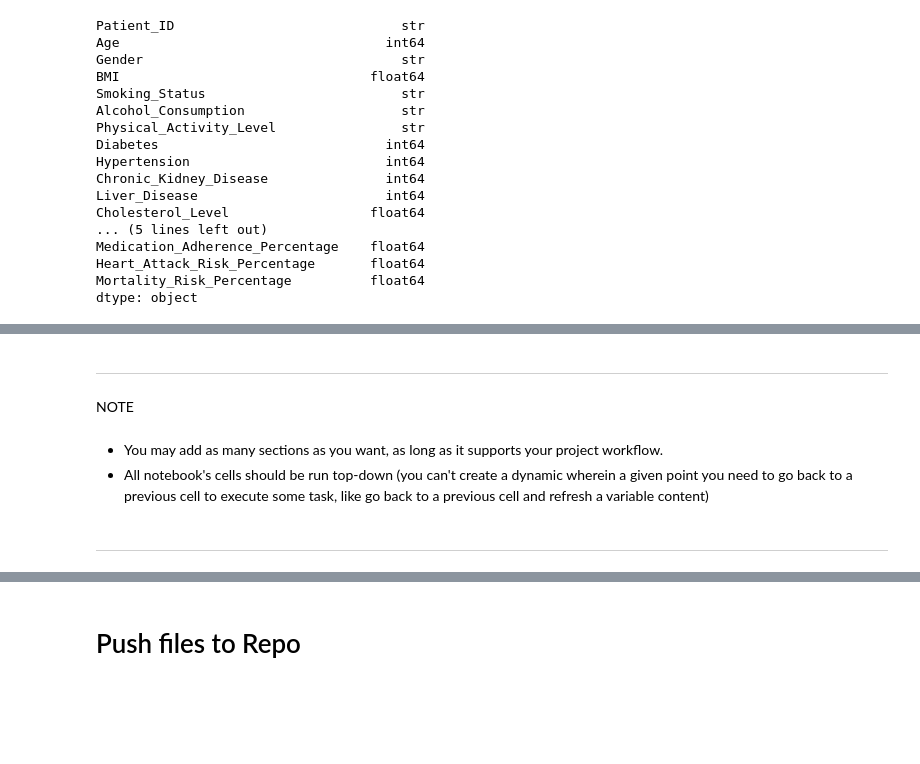
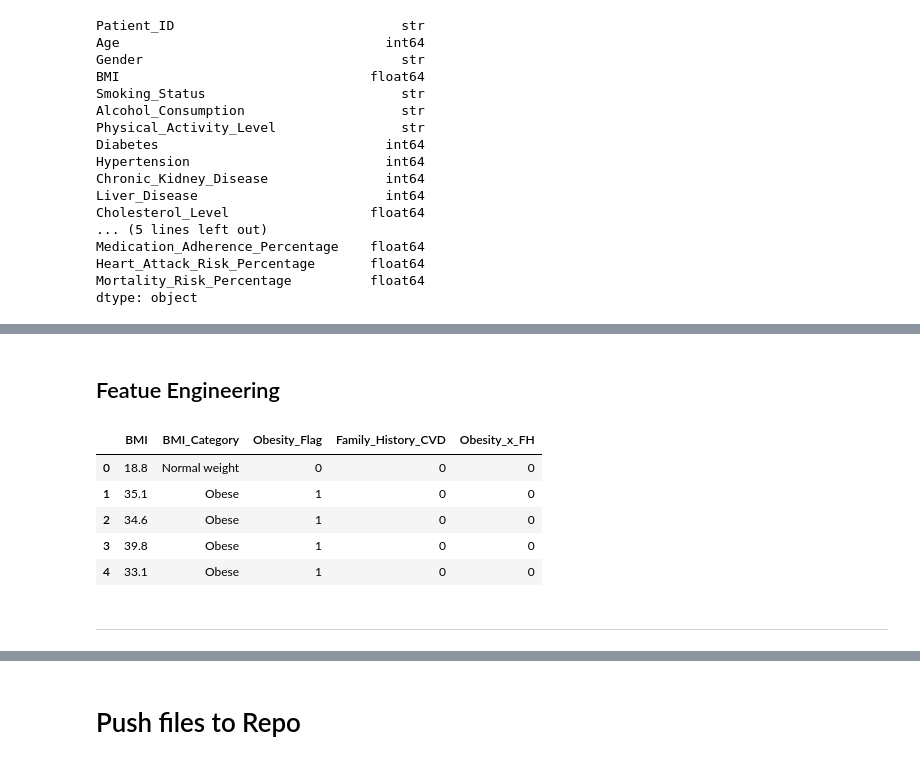
Before and after one commit to ghargelg-code26/CoRiskAnalyzer, a Jupyter notebook: jupyter_notebooks/Co_Risk_analyzer.ipynb, the cells around one changed output, grey strips where cells are left out. Cells and saved outputs as stored; diff of their text form; code cells hidden in the pictures; blank space fills up the shorter version.

Commit message:
pushing the code developed transforming and feature engineering along with directory path setting code change

```diff
--- a/jupyter_notebooks/Co_Risk_analyzer.ipynb
+++ b/jupyter_notebooks/Co_Risk_analyzer.ipynb
@@ -204,9 +323,31 @@ dtype: object
+# %% [markdown]
+## Featue Engineering
+# %%
+# Feature engineering BMI categories and obesity flag
+# creating BMI categories column based on WHO classification representing the BMI ranges for underweight, normal weight, overweight and obese. We will create a new column called 'BMI_Category' that will contain the BMI category for each patient based on their BMI value. We will also create a new column called 'Obesity_Flag' that will contain a binary value indicating whether the patient is obese or not based on their BMI value.
+def bmi_category(bmi):
+    if bmi < 18.5:
+        return 'Underweight'
+    elif 18.5 <= bmi < 25:
+        return 'Normal weight'
+    elif 25 <= bmi < 30:
+        return 'Overweight'
+    else:
+        return 'Obese'
+df['BMI_Category'] = df['BMI'].apply(bmi_category)
+df['Obesity_Flag'] = (df['BMI_Category'] == 'Obese').astype(int)
+# creating a new column Obese_x_FH with intraction of Obesity_Flag and Family_History_CVD to identify patients who are obese and have a family history of disease. We will create a new column called 'Obese_x_FH' that will contain a binary value indicating whether the patient is obese and has a family history of disease or not.
+df['Obesity_x_FH'] = df['Obesity_Flag'] * df['Family_History_CVD']
+
+#Simple encoding for smoking (current vs Other) with introducing 'Smoking_current' with binary values for current smokers and non-current smokers. We will create a new column called 'Smoking_current' that will contain a binary value indicating whether the patient is a current smoker or not based on their smoking status.
+df['Smoking_current'] = (df['Smoking_Status'].str.lower() == 'current').astype(int)
+df[['BMI','BMI_Category','Obesity_Flag','Family_History_CVD','Obesity_x_FH']].head()
+# %% [output]
+|  | BMI | BMI_Category | Obesity_Flag | Family_History_CVD | Obesity_x_FH |
+| 0 | 18.8 | Normal weight | 0 | 0 | 0 |
+| 1 | 35.1 | Obese | 1 | 0 | 0 |
+| 2 | 34.6 | Obese | 1 | 0 | 0 |
+| 3 | 39.8 | Obese | 1 | 0 | 0 |
+| 4 | 33.1 | Obese | 1 | 0 | 0 |
 # %% [markdown]
 ---
-# %% [markdown]
-NOTE
-# %% [markdown]
-* You may add as many sections as you want, as long as it supports your project workflow.
-* All notebook's cells should be run top-down (you can't create a dynamic wherein a given point you need to go back to a previous cell to execute some task, like go back to a previous cell and refresh a variable content)
-# %% [markdown]
----
```
Also changed, not shown: parts of 22 cells of this notebook.
